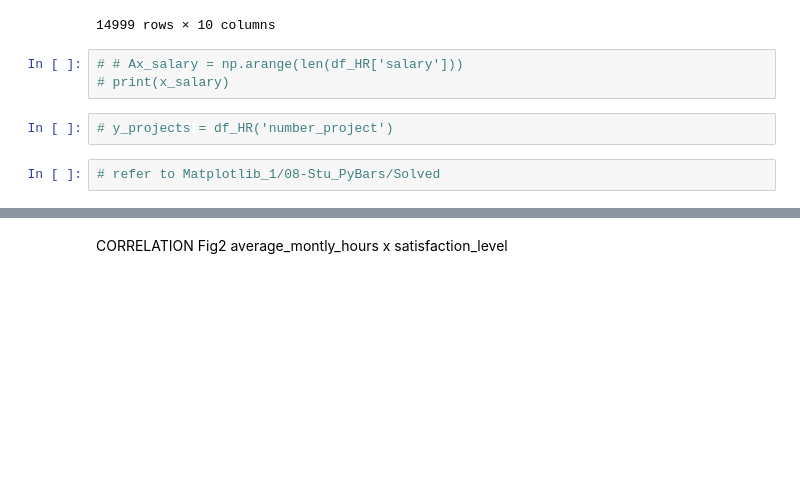
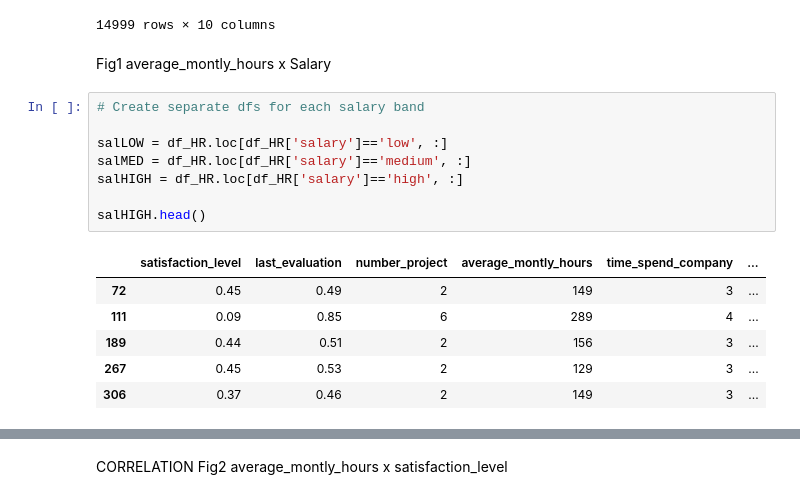
Before and after one commit to shanCH3n/Project1-DAbootcamp-Grp2, a Jupyter notebook: 01_Data/HRcomma_clean.ipynb, the cells around one changed output, grey strips where cells are left out. Drawn from its saved outputs; the diff is of its cells as text; blank space fills up the shorter version.

```diff
--- a/01_Data/HRcomma_clean.ipynb
+++ b/01_Data/HRcomma_clean.ipynb
@@ -343,10 +341,20 @@ df_HR
 | 14997 | 0.11 | 0.96 | 6 | 280 | 4 | ... |
 | 14998 | 0.37 | 0.52 | 2 | 158 | 3 | ... |
 14999 rows × 10 columns
-# %%
-# # Ax_salary = np.arange(len(df_HR['salary']))
-# print(x_salary)
-# %%
-# y_projects = df_HR('number_project')
-# %%
-# refer to Matplotlib_1/08-Stu_PyBars/Solved
+# %% [markdown]
+Fig1 average_montly_hours x Salary
+# %%
+# Create separate dfs for each salary band
+
+salLOW = df_HR.loc[df_HR['salary']=='low', :]
+salMED = df_HR.loc[df_HR['salary']=='medium', :]
+salHIGH = df_HR.loc[df_HR['salary']=='high', :]
+
+salHIGH.head()
+# %% [output]
+|  | satisfaction_level | last_evaluation | number_project | average_montly_hours | time_spend_company | ... |
+| 72 | 0.45 | 0.49 | 2 | 149 | 3 | ... |
+| 111 | 0.09 | 0.85 | 6 | 289 | 4 | ... |
+| 189 | 0.44 | 0.51 | 2 | 156 | 3 | ... |
+| 267 | 0.45 | 0.53 | 2 | 129 | 3 | ... |
+| 306 | 0.37 | 0.46 | 2 | 149 | 3 | ... |
```
Also changed, not shown: parts of 10 cells of this notebook.
